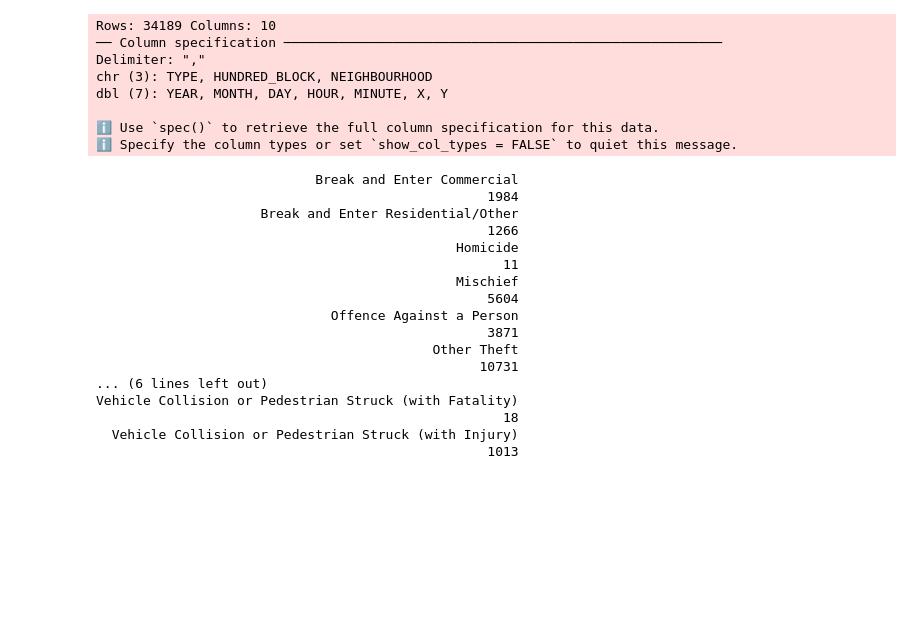
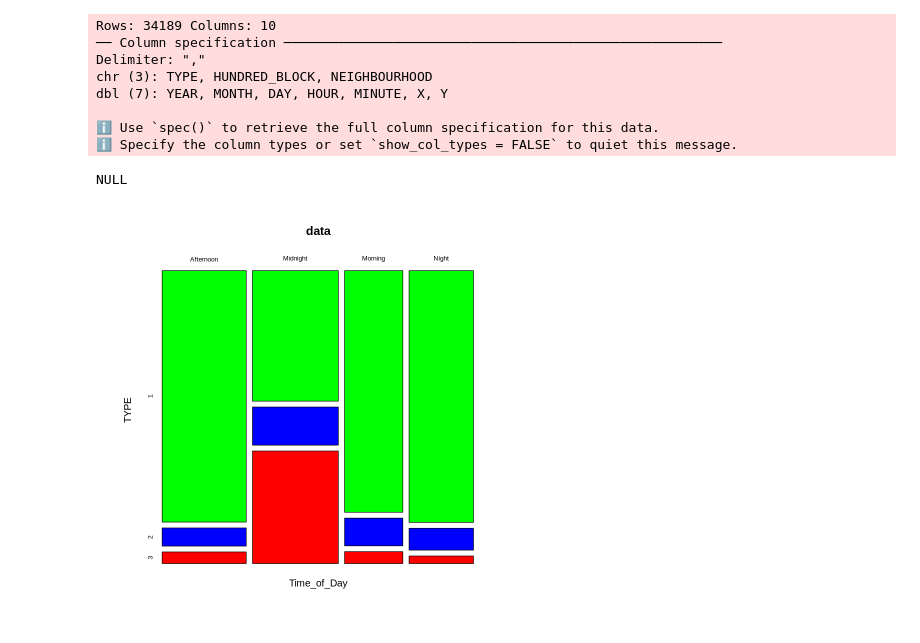
Before and after one commit to saucedo111/Crime-Severity-and-Time-of-Day, a Jupyter notebook: proposal.ipynb, the cells around one changed output. Drawn from its saved outputs; the diff is of its cells as text; code cells hidden in the pictures; blank space fills up the shorter version.

```diff
--- a/proposal.ipynb
+++ b/proposal.ipynb
@@ -1,36 +1,52 @@
 # %%
 library(tidyverse)
 library(broom)
 library(repr)
 library(digest)
 library(infer)
 library(gridExtra)
 
 data <- read_csv("crimedata_csv_AllNeighbourhoods_2022.csv")
-table(data$TYPE)
+# Type is servrity of crimes, categorical variable
+# mischief and theft(all) 1
+# break and enter 2
+# offense against a person/Vehicle Collision or Pedestrian Struck (with Injury)/homicide/Vehicle Collision or Pedestrian Struck (with Fatality)  3
+
+
+# Time_of_Day is period during 24 hours, categorical variable
+# 0-6 hour midnight
+# 6-12 morning
+# 12-18 afternoon
+# 18-24 night
+
+for(i in 1:length(data$TYPE)){
+  if(data$TYPE[i] %in% c("Mischief", "Other Theft", "Theft from Vehicle", "Theft of Bicycle", "Theft of Vehicle")) {data$TYPE[i] = 1}
+  if(data$TYPE[i] %in% c("Break and Enter Commercial", "Break and Enter Residential/Other")) {data$TYPE[i] = 2}
+  if(data$TYPE[i] %in% c("Offence Against a Person", "Vehicle Collision or Pedestrian Struck (with Injury)","Homicide", "Vehicle Collision or Pedestrian Struck (with Fatality)")) {data$TYPE[i] = 3}
+  if(data$HOUR[i] %in% c(0,1,2,3,4,5,6)) {data$HOUR[i] = "Midnight"}
+  if(data$HOUR[i] %in% c(7,8,9,10,11,12)) {data$HOUR[i] = "Morning"}
+  if(data$HOUR[i] %in% c(13,14,15,16,17,18)) {data$HOUR[i] = "Afternoon"}
+  if(data$HOUR[i] %in% c(18,19,20,21,22,23,24)) {data$HOUR[i] = "Night"}
+}
+
+# 0-6 hour midnight
+# 6-12 morning
+# 12-18 afternoon
+# 18-24 night
+
+
+data <- data %>% rename(Time_of_Day = HOUR)
+data <- data %>% select(TYPE,Time_of_Day)
+data_dist <- mosaicplot(Time_of_Day~TYPE,data=data,col=c("Green","Blue", "Red"))
+data_dist
 # %% [output]
 Rows: 34189 Columns: 10
 ── Column specification ────────────────────────────────────────────────────────
 Delimiter: ","
 chr (3): TYPE, HUNDRED_BLOCK, NEIGHBOURHOOD
 dbl (7): YEAR, MONTH, DAY, HOUR, MINUTE, X, Y
 
 ℹ Use `spec()` to retrieve the full column specification for this data.
 ℹ Specify the column types or set `show_col_types = FALSE` to quiet this message.
-                            Break and Enter Commercial
-                                                  1984
-                     Break and Enter Residential/Other
-                                                  1266
-                                              Homicide
-                                                    11
-                                              Mischief
-                                                  5604
-                              Offence Against a Person
-                                                  3871
-                                           Other Theft
-                                                 10731
-... (6 lines left out)
-Vehicle Collision or Pedestrian Struck (with Fatality)
-                                                    18
-  Vehicle Collision or Pedestrian Struck (with Injury)
-                                                  1013
+NULL
+[figure, added]
```
